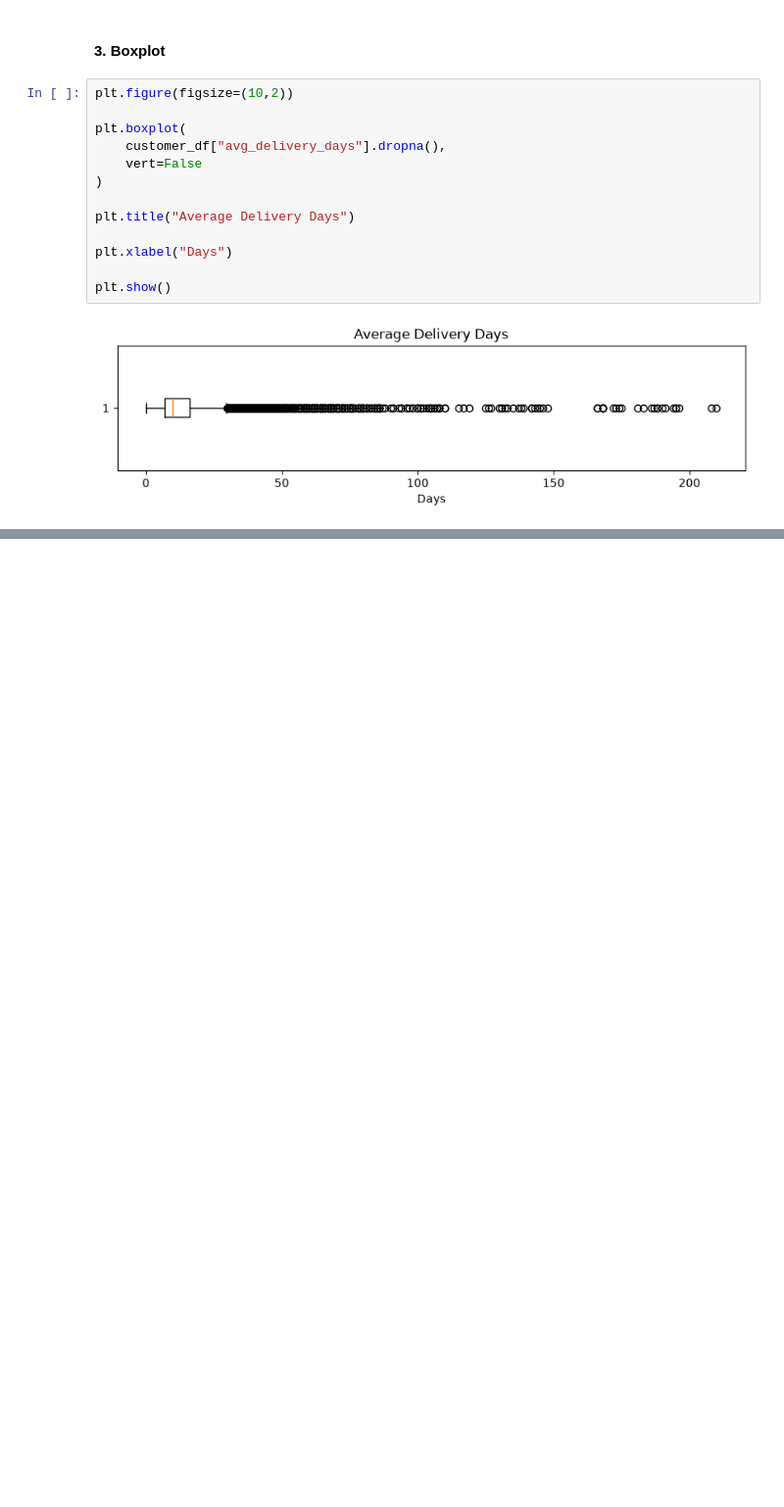
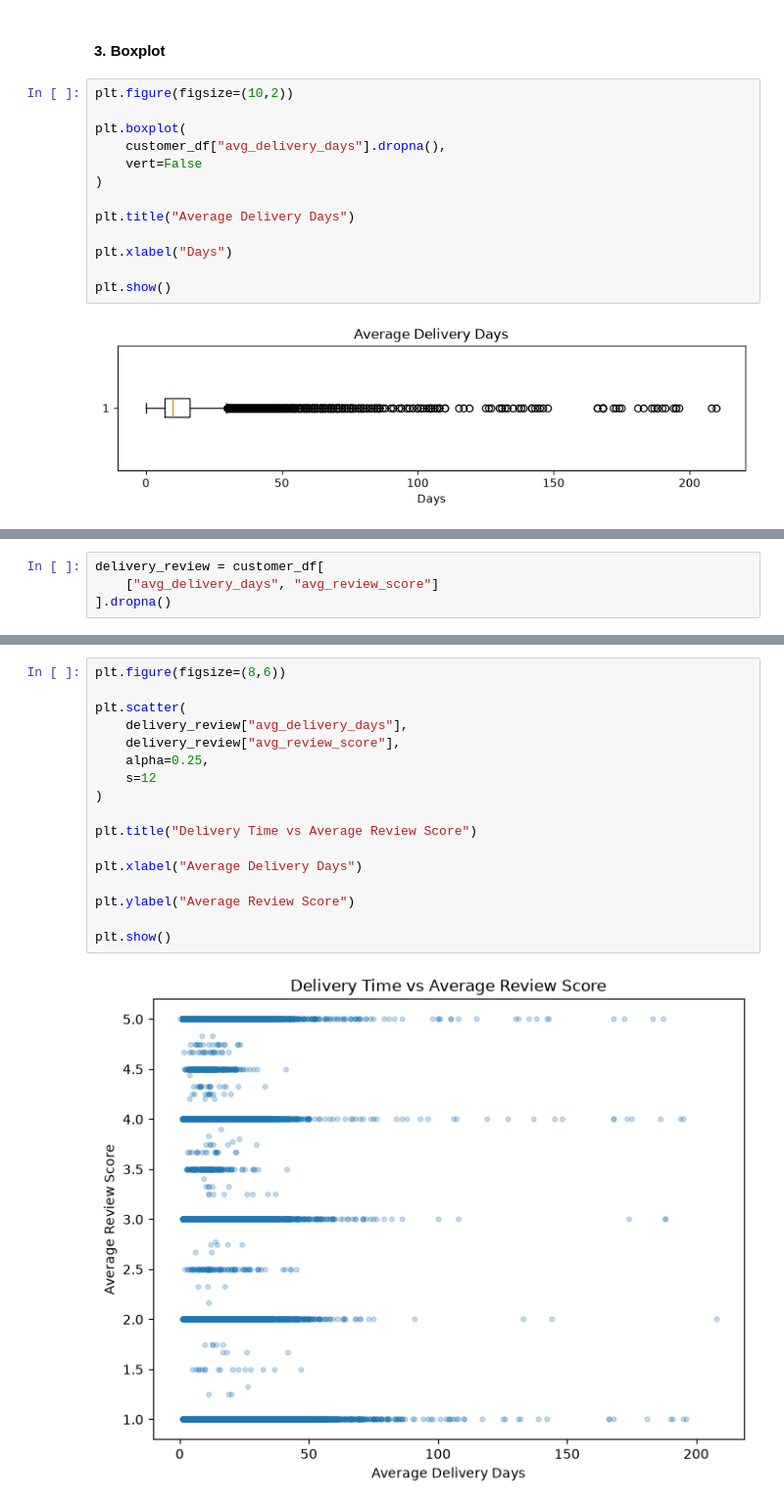
Before and after one commit to anees555/Customer-Intelligent-Platform, a Jupyter notebook: notebooks/04_visual_eda.ipynb, the cells around one changed output, grey strips where cells are left out. Shown at 98% size. Drawn from its saved outputs; the diff is of its cells as text; blank space fills up the shorter version.

Commit message:
visual eda: customer analyis completed

```diff
--- a/notebooks/04_visual_eda.ipynb
+++ b/notebooks/04_visual_eda.ipynb
@@ -397,0 +424,4 @@ plt.show()
+# %%
+delivery_review = customer_df[
+    ["avg_delivery_days", "avg_review_score"]
+].dropna()
@@ -397,0 +436,19 @@ plt.show()
+# %%
+plt.figure(figsize=(8,6))
+
+plt.scatter(
+    delivery_review["avg_delivery_days"],
+    delivery_review["avg_review_score"],
+    alpha=0.25,
+    s=12
+)
+
+plt.title("Delivery Time vs Average Review Score")
+
+plt.xlabel("Average Delivery Days")
+
+plt.ylabel("Average Review Score")
+
+plt.show()
+# %% [output]
+[figure, added]
```
Also changed, not shown: parts of 9 cells of this notebook, 1 other file.
